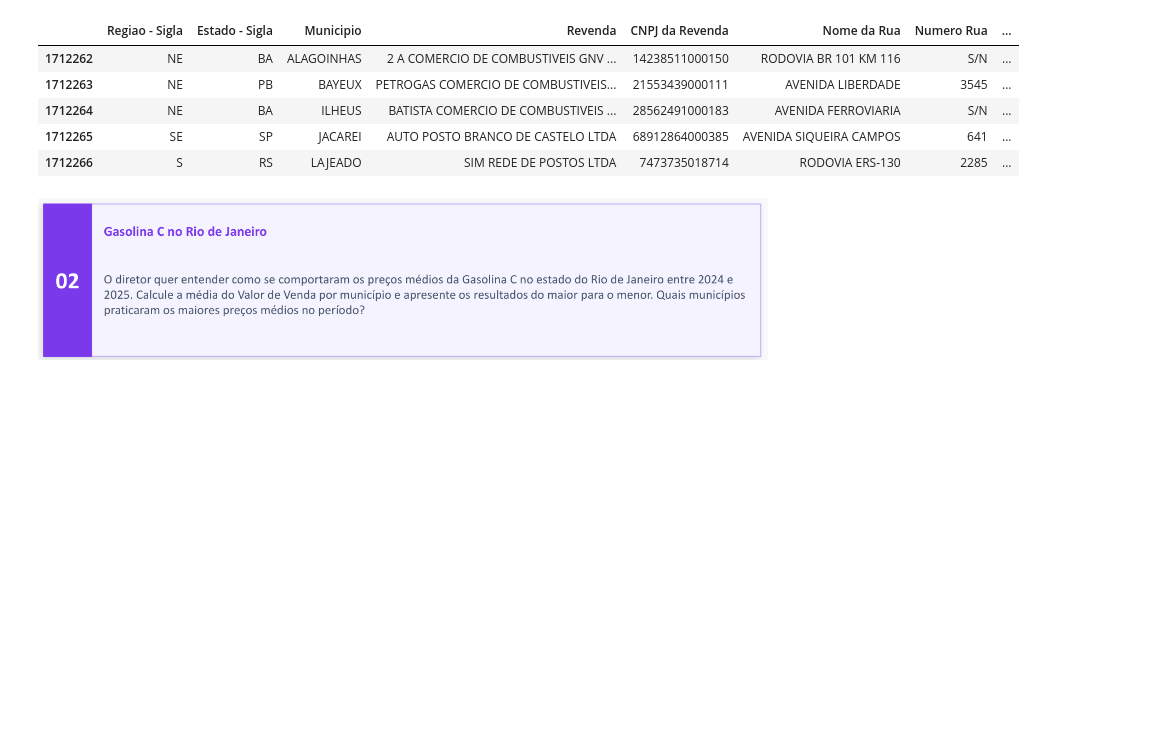
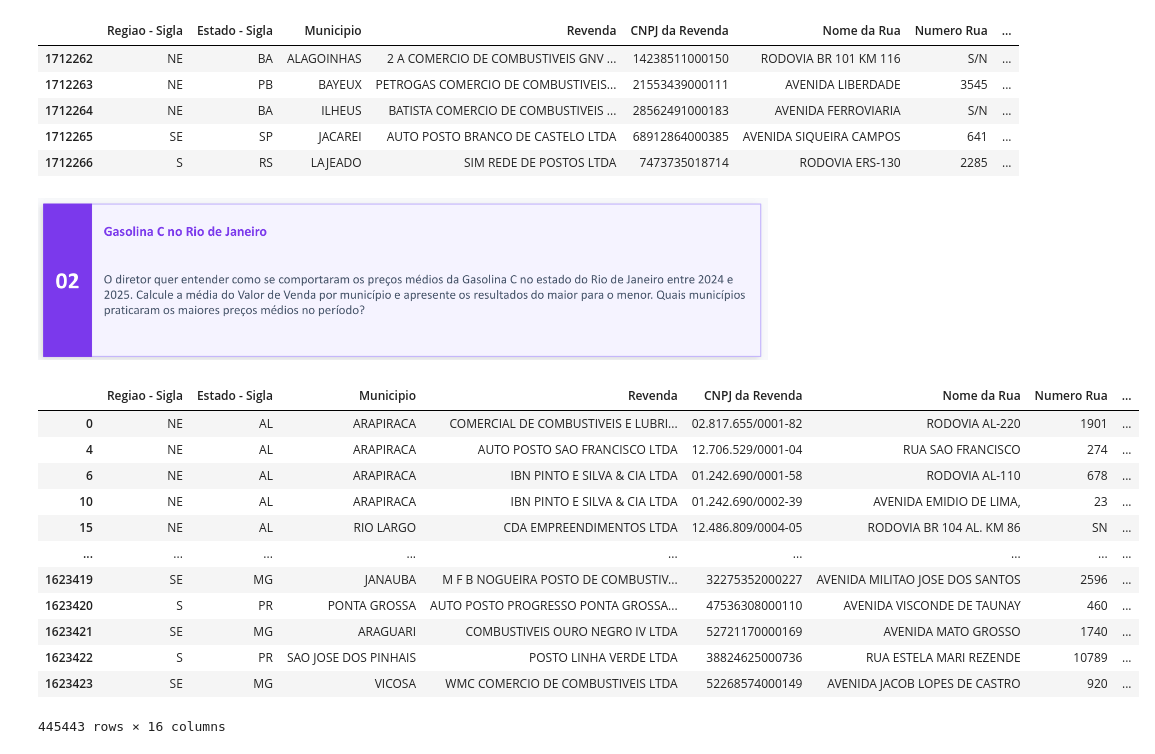
Before and after one commit to reboucasicaro-del/SENAC_DADOS_CASSIO, a Jupyter notebook: arq_04_mini_projeto.ipynb, the cells around one changed output. Cells and saved outputs as stored; diff of their text form; code cells hidden in the pictures; blank space fills up the shorter version.

```diff
--- a/arq_04_mini_projeto.ipynb
+++ b/arq_04_mini_projeto.ipynb
@@ -28,6 +34,23 @@ display(df.tail(5))
 | 1712266 | S | RS | LAJEADO | SIM REDE DE POSTOS LTDA | 7473735018714 | RODOVIA ERS-130 | 2285 | ... |
 # %% [markdown]
 ![image.png](attachment:image.png)
+# %%
+df_produto = df.loc[df['Produto'] == 'GASOLINA']
+df_produto
+# %% [output]
+|  | Regiao - Sigla | Estado - Sigla | Municipio | Revenda | CNPJ da Revenda | Nome da Rua | Numero Rua | ... |
+| 0 | NE | AL | ARAPIRACA | COMERCIAL DE COMBUSTIVEIS E LUBRI... | 02.817.655/0001-82 | RODOVIA AL-220 | 1901 | ... |
+| 4 | NE | AL | ARAPIRACA | AUTO POSTO SAO FRANCISCO LTDA | 12.706.529/0001-04 | RUA SAO FRANCISCO | 274 | ... |
+| 6 | NE | AL | ARAPIRACA | IBN PINTO E SILVA & CIA LTDA | 01.242.690/0001-58 | RODOVIA AL-110 | 678 | ... |
+| 10 | NE | AL | ARAPIRACA | IBN PINTO E SILVA & CIA LTDA | 01.242.690/0002-39 | AVENIDA EMIDIO DE LIMA, | 23 | ... |
+| 15 | NE | AL | RIO LARGO | CDA EMPREENDIMENTOS LTDA | 12.486.809/0004-05 | RODOVIA BR 104 AL. KM 86 | SN | ... |
+| ... | ... | ... | ... | ... | ... | ... | ... | ... |
+| 1623419 | SE | MG | JANAUBA | M F B NOGUEIRA POSTO DE COMBUSTIV... | 32275352000227 | AVENIDA MILITAO JOSE DOS SANTOS | 2596 | ... |
+| 1623420 | S | PR | PONTA GROSSA | AUTO POSTO PROGRESSO PONTA GROSSA... | 47536308000110 | AVENIDA VISCONDE DE TAUNAY | 460 | ... |
+| 1623421 | SE | MG | ARAGUARI | COMBUSTIVEIS OURO NEGRO IV LTDA | 52721170000169 | AVENIDA MATO GROSSO | 1740 | ... |
+| 1623422 | S | PR | SAO JOSE DOS PINHAIS | POSTO LINHA VERDE LTDA | 38824625000736 | RUA ESTELA MARI REZENDE | 10789 | ... |
+| 1623423 | SE | MG | VICOSA | WMC COMERCIO DE COMBUSTIVEIS LTDA | 52268574000149 | AVENIDA JACOB LOPES DE CASTRO | 920 | ... |
+445443 rows × 16 columns
 # %%
 #df_rj = df.groupby('Estado - Sigla')['Valor de Venda'].mean().reset_index()
 
```
Also changed, not shown: parts of 14 cells of this notebook, 2 other files.
